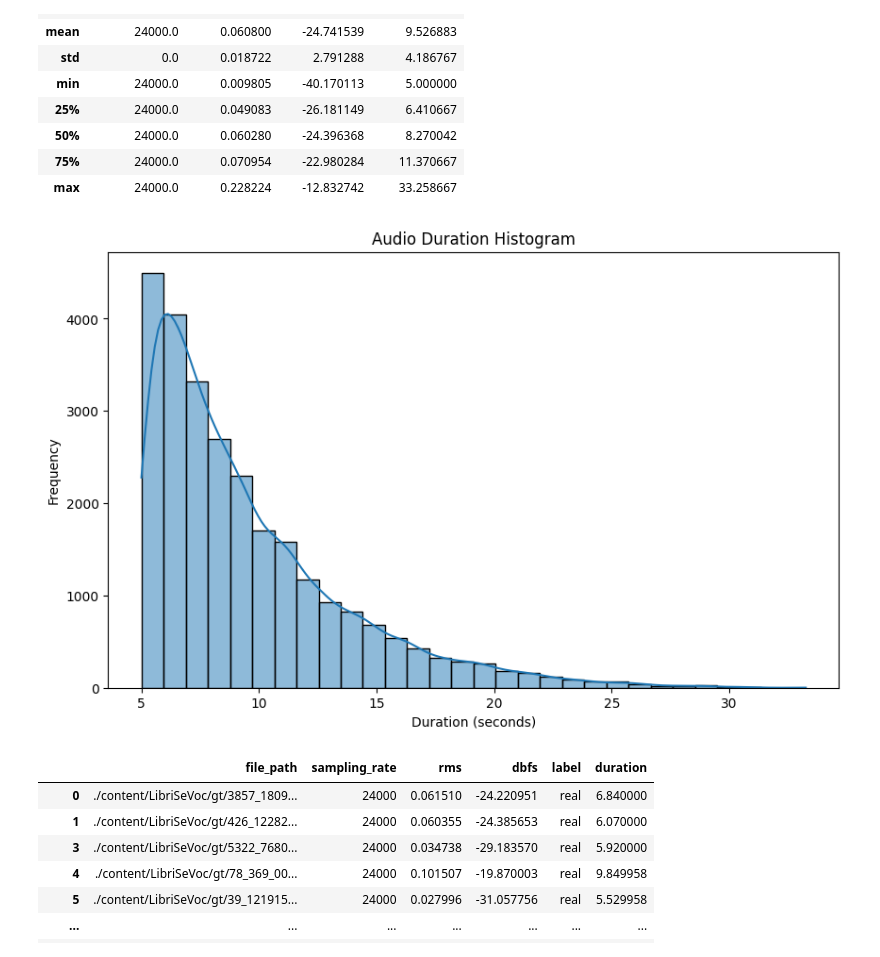
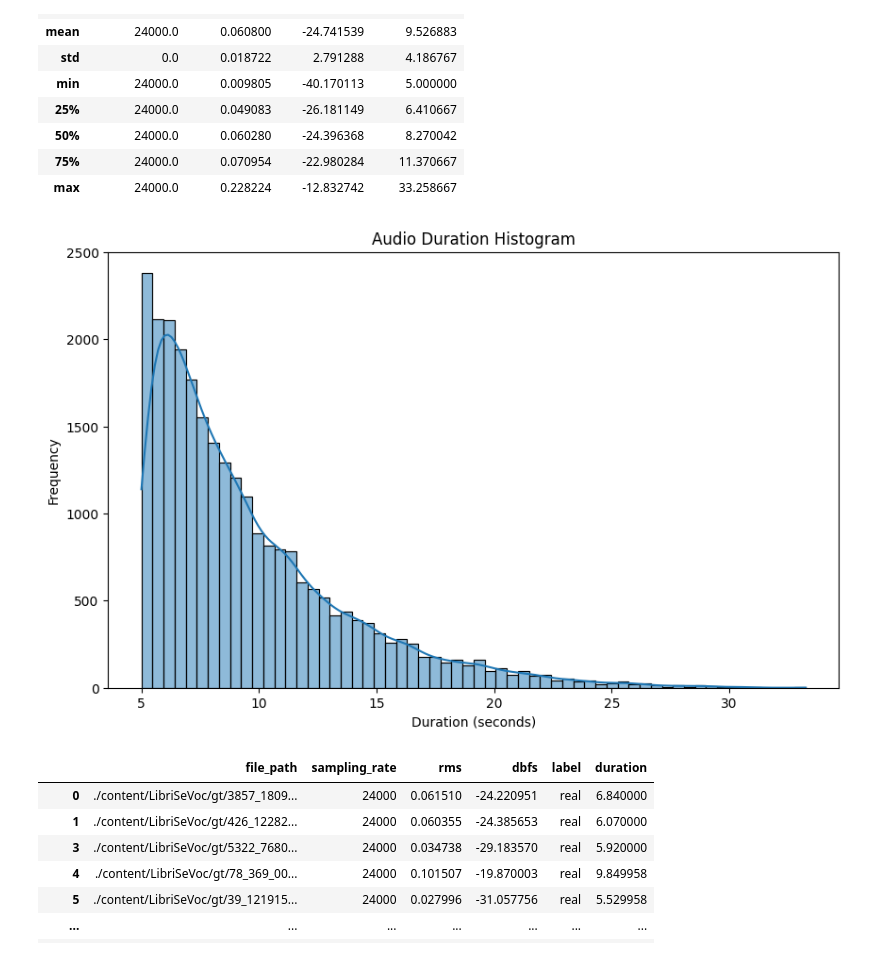
Before and after one commit to ronanhansel/deepfake-audio-detector, a Jupyter notebook: EDA.ipynb, the cells around one changed output. Cells and saved outputs as stored; diff of their text form; code cells hidden in the pictures.

```diff
--- a/EDA.ipynb
+++ b/EDA.ipynb
@@ -78,13 +78,13 @@ df.describe()
 | max | 24000.0 | 0.228224 | -12.832742 | 33.258667 |
 # %%
 plt.figure(figsize=(10, 6))
-sns.histplot(df['duration'], bins=30, kde=True)
+sns.histplot(df['duration'], bins=60, kde=True)
 plt.title('Audio Duration Histogram')
 plt.xlabel('Duration (seconds)')
 plt.ylabel('Frequency')
 plt.show()
 # %% [output]
-[figure, old version]
+[figure, new version]
 # %%
 df = df[df['duration'] <= 10]
 df
```
Also changed, not shown: parts of 3 cells of this notebook, 5 other files.
